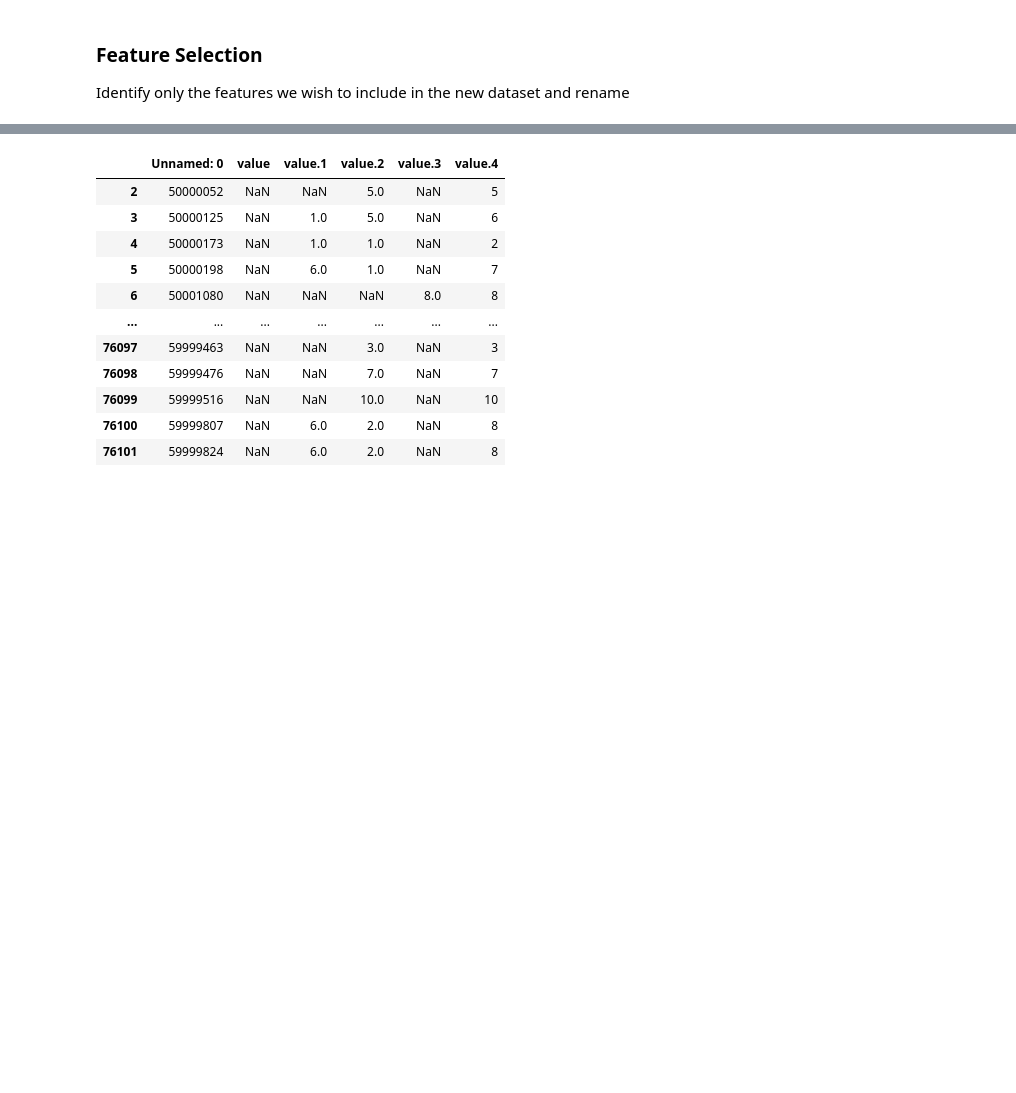
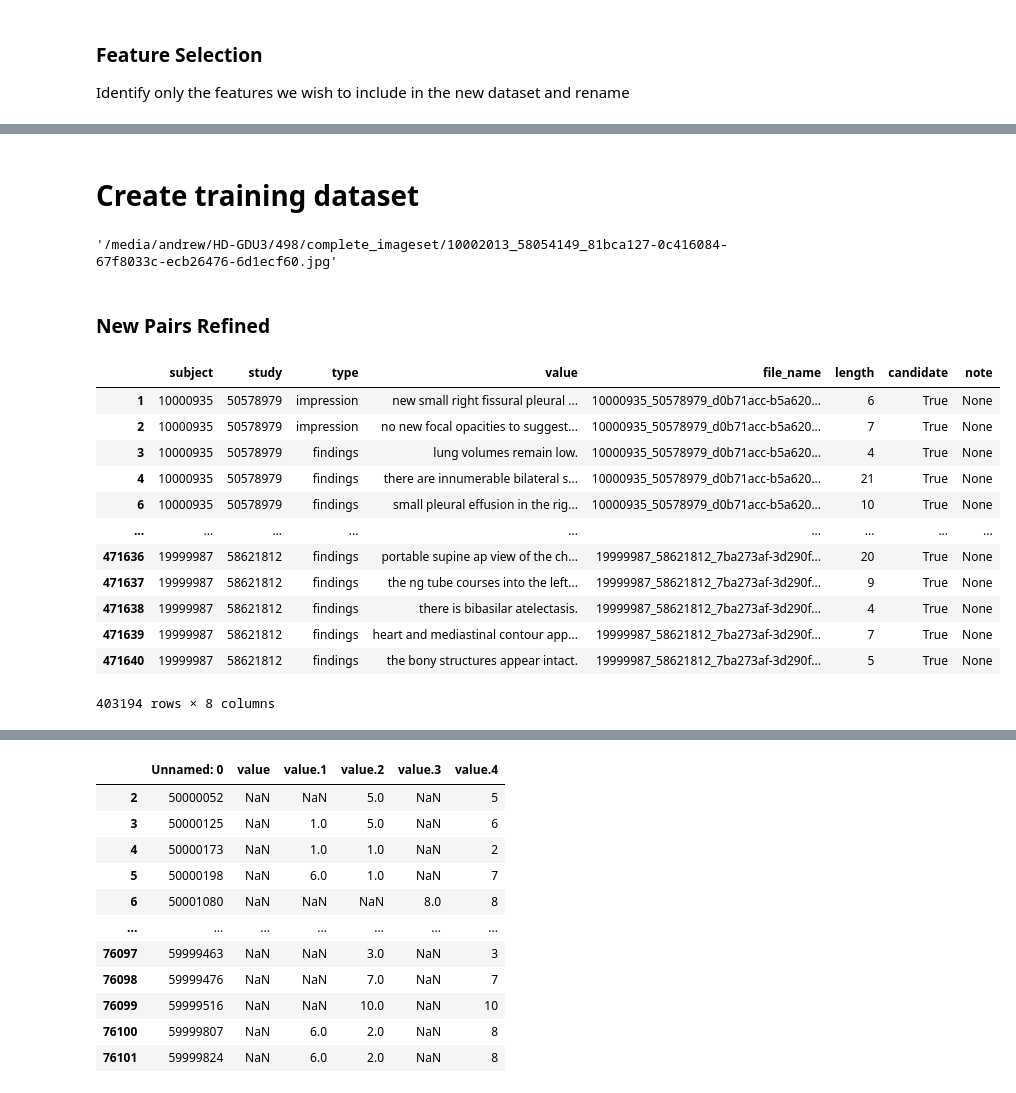
Before and after one commit to AndrewDamico/RadCLIP, a Jupyter notebook: CLIP_training_Rad_datasets.ipynb, the cells around one changed output, grey strips where cells are left out. Cells and saved outputs as stored; diff of their text form; code cells hidden in the pictures; blank space fills up the shorter version.

Commit message:
created functions to create/load datasets

```diff
--- a/CLIP_training_Rad_datasets.ipynb
+++ b/CLIP_training_Rad_datasets.ipynb
@@ -149,3 +116,0 @@ Index(['subject', 'study', 'impression', 'findings', 'wet_read', 'conclusion'],
-# %%
-complete  = pd.DataFrame(columns=['subject','study','type','value'])
-complete
@@ -314,2 +192,0 @@ def remove_specific_patterns(text):
-# %%
-complete = pd.read_csv('new_pairs_unrefined.csv')
@@ -325,4 +192,0 @@ complete.head()
-# %%
-complete['length'] = complete['value'].str.len()
-complete['candidate'] = True
-complete['note'] = None
@@ -343,6 +250,12 @@ Length of right length: 337917
 # %%
-exclusion = [
+exclusion_list = [
     'as compared to the previous',
     'dr. ',
-    'doctor'
+    'doctor',
+    'telephone',
+    #'change',
+    'no change.',
+    'yesterday',
+    'no relevant change',
+    'prior study',
 ]
@@ -348,0 +324,2 @@ exclusion = [
+# %% [markdown]
+# Create training dataset
@@ -348,0 +363,4 @@ exclusion = [
+# %%
+test['image'][0]
+# %% [output]
+'/media/andrew/HD-GDU3/498/complete_imageset/10002013_58054149_81bca127-0c416084-67f8033c-ecb26476-6d1ecf60.jpg'
@@ -350,5 +371,22 @@ exclusion = [
 for term in exclusion:
     complete.loc[complete['value'].str.contains(term), "candidate"] = False
     complete.loc[complete['value'].str.contains(term), "note"] = f"Removal: {term}"
+# %% [markdown]
+### New Pairs Refined
 # %%
-complete[complete['candidate'] == False].dropna().to_csv('new_pairs_refined.csv', index=False)
+complete[complete['candidate'] == True].to_csv('new_pairs_refined.csv', index=False)
+complete[complete['candidate'] == True]
+# %% [output]
+|  | subject | study | type | value | file_name | length | candidate | note |
+| 1 | 10000935 | 50578979 | impression | new small right fissural pleural ... | 10000935_50578979_d0b71acc-b5a620... | 6 | True | None |
+| 2 | 10000935 | 50578979 | impression | no new focal opacities to suggest... | 10000935_50578979_d0b71acc-b5a620... | 7 | True | None |
+| 3 | 10000935 | 50578979 | findings | lung volumes remain low. | 10000935_50578979_d0b71acc-b5a620... | 4 | True | None |
+| 4 | 10000935 | 50578979 | findings | there are innumerable bilateral s... | 10000935_50578979_d0b71acc-b5a620... | 21 | True | None |
+| 6 | 10000935 | 50578979 | findings | small pleural effusion in the rig... | 10000935_50578979_d0b71acc-b5a620... | 10 | True | None |
+| ... | ... | ... | ... | ... | ... | ... | ... | ... |
+| 471636 | 19999987 | 58621812 | findings | portable supine ap view of the ch... | 19999987_58621812_7ba273af-3d290f... | 20 | True | None |
+| 471637 | 19999987 | 58621812 | findings | the ng tube courses into the left... | 19999987_58621812_7ba273af-3d290f... | 9 | True | None |
+| 471638 | 19999987 | 58621812 | findings | there is bibasilar atelectasis. | 19999987_58621812_7ba273af-3d290f... | 4 | True | None |
+| 471639 | 19999987 | 58621812 | findings | heart and mediastinal contour app... | 19999987_58621812_7ba273af-3d290f... | 7 | True | None |
+| 471640 | 19999987 | 58621812 | findings | the bony structures appear intact. | 19999987_58621812_7ba273af-3d290f... | 5 | True | None |
+403194 rows × 8 columns
```
Also changed, not shown: parts of 55 cells of this notebook.
